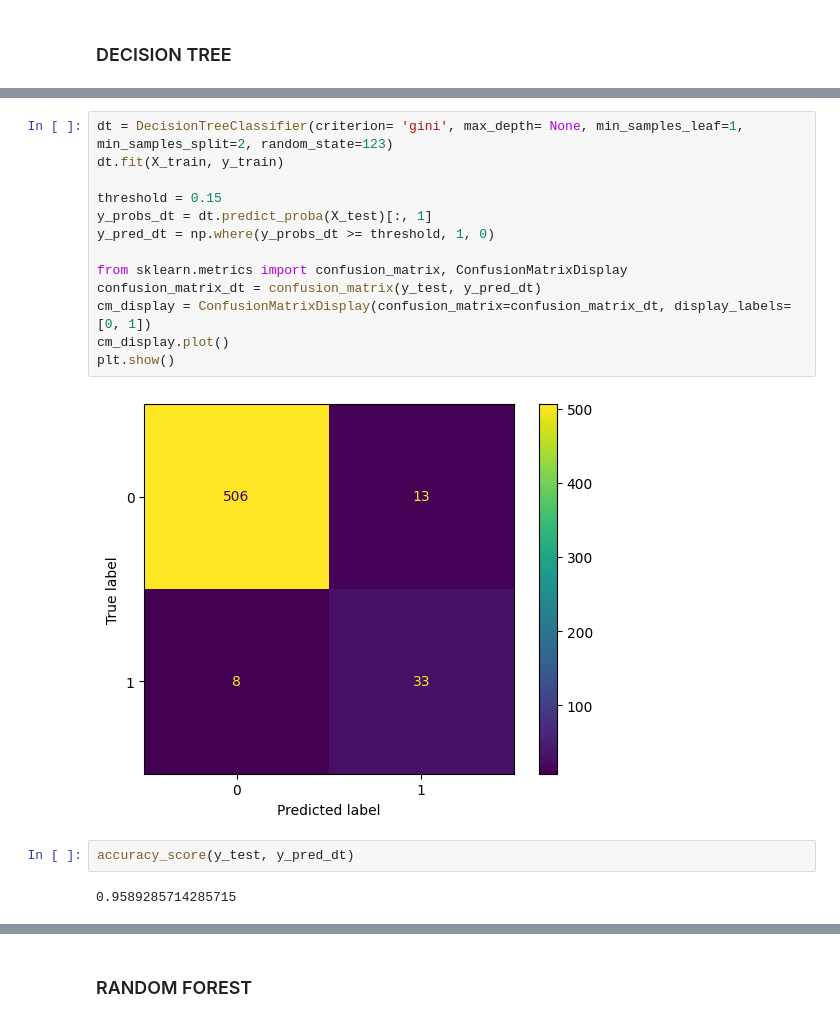
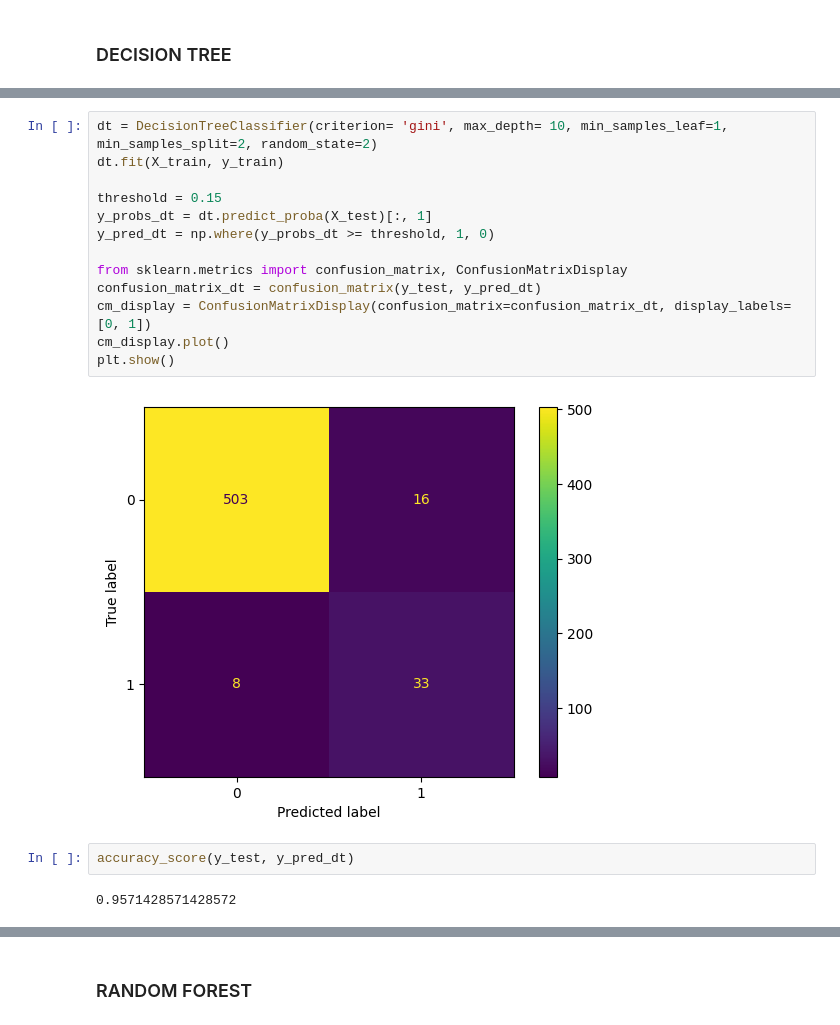
Before and after one commit to FinNijatTech/ML-algorithms-as-EWM-for-Economic-Crisis, a Jupyter notebook: Master_Thesis_Project.ipynb, the cells around one changed output, grey strips where cells are left out. Drawn from its saved outputs; the diff is of its cells as text.

```diff
--- a/Master_Thesis_Project.ipynb
+++ b/Master_Thesis_Project.ipynb
@@ -785,22 +1001,22 @@ Best accuracy score for Decision Tree: 0.9535714285714285
 # %%
-dt = DecisionTreeClassifier(criterion= 'gini', max_depth= None, min_samples_leaf=1, min_samples_split=2, random_state=123)
+dt = DecisionTreeClassifier(criterion= 'gini', max_depth= 10, min_samples_leaf=1, min_samples_split=2, random_state=2)
 dt.fit(X_train, y_train)
 
 threshold = 0.15
 y_probs_dt = dt.predict_proba(X_test)[:, 1]
 y_pred_dt = np.where(y_probs_dt >= threshold, 1, 0)
 
 from sklearn.metrics import confusion_matrix, ConfusionMatrixDisplay
 confusion_matrix_dt = confusion_matrix(y_test, y_pred_dt)
 cm_display = ConfusionMatrixDisplay(confusion_matrix=confusion_matrix_dt, display_labels=[0, 1])
 cm_display.plot()
 plt.show()
 # %% [output]
-[figure, old version]
+[figure, new version]
 # %%
 accuracy_score(y_test, y_pred_dt)
 # %% [output]
-0.9589285714285715
+0.9571428571428572
 # %%
 # Extract values from the confusion matrix
 TN, FP, FN, TP = confusion_matrix_dt.ravel()
```
Also changed, not shown: parts of 27 cells of this notebook.
